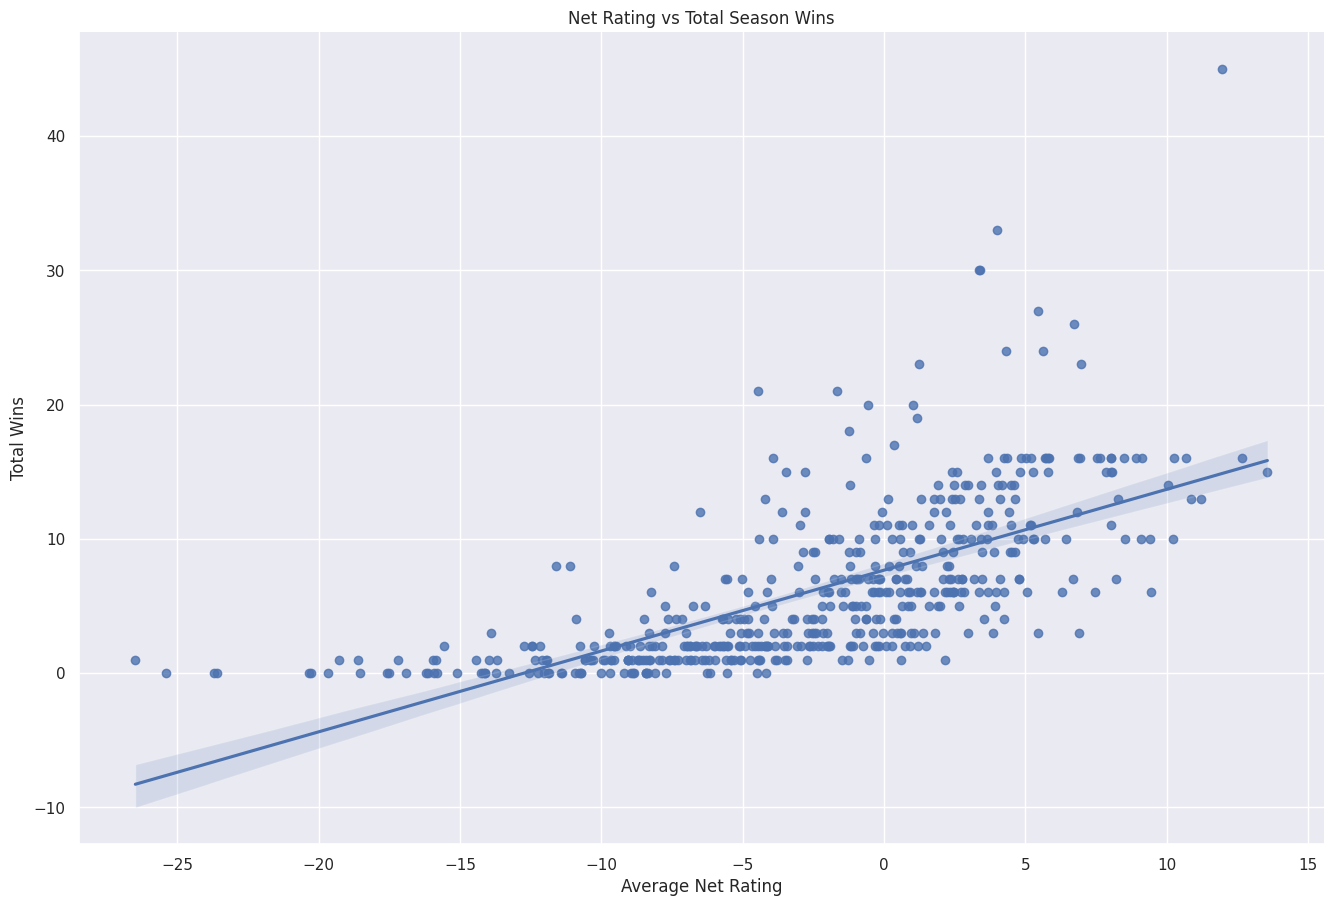
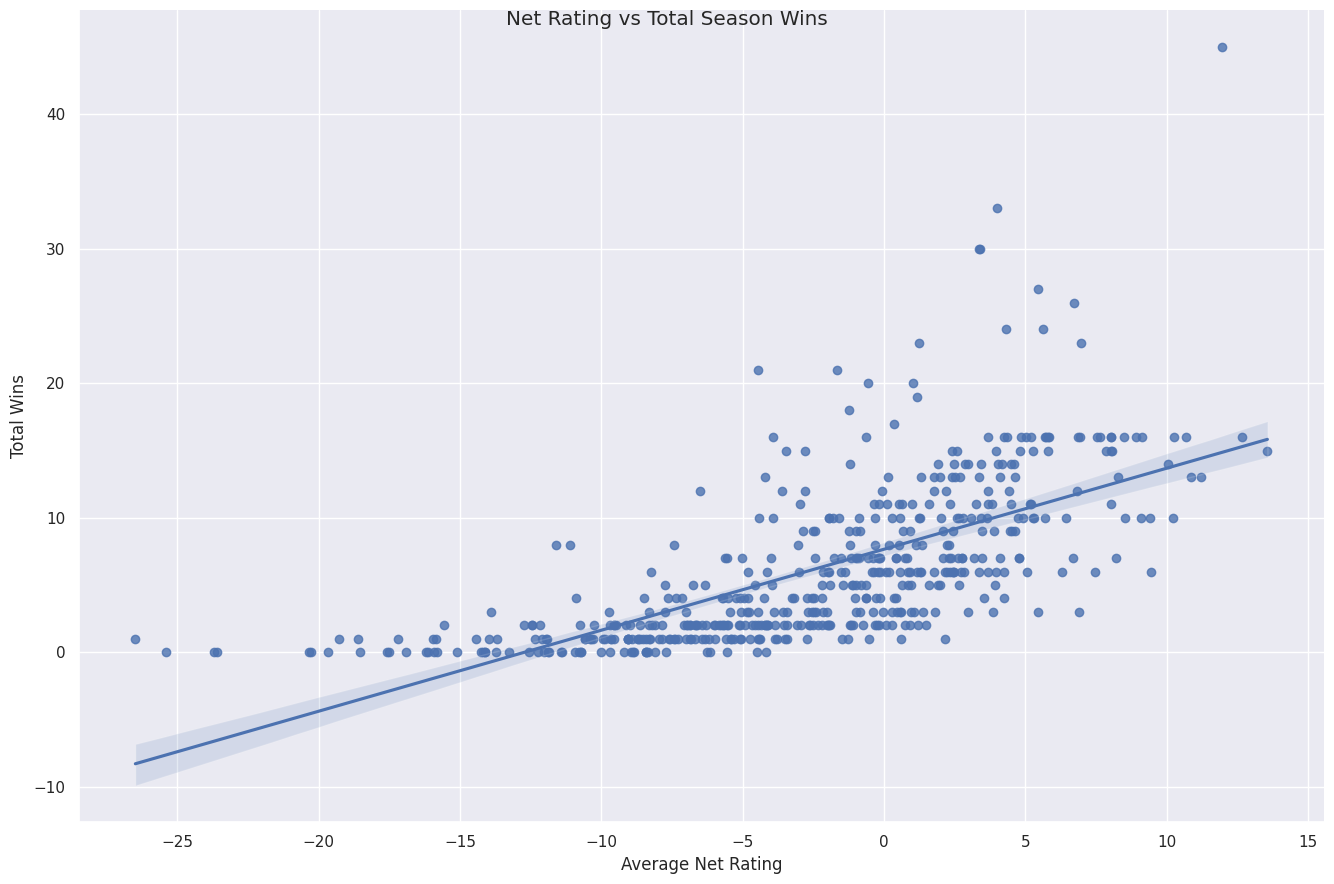
Unified diff of the notebook cell whose output changed from the first chart to the second:
--- before
+++ after
@@ -9,7 +9,6 @@
            netRating=('netRating', 'mean'))
 )
-sns.lmplot(data=df, x='netRating', y='Wins', ci=95, height=9, aspect=1.5)
-plt.title('Net Rating vs Total Season Wins')
-plt.xlabel('Average Net Rating')
-plt.ylabel('Total Wins')
+g = sns.lmplot(data=df, x='netRating', y='Wins', ci=95, height=9, aspect=1.5)
+g.fig.suptitle('Net Rating vs Total Season Wins')
+g.set_axis_labels('Average Net Rating', 'Total Wins')
 plt.show()

Commit: Add files via upload